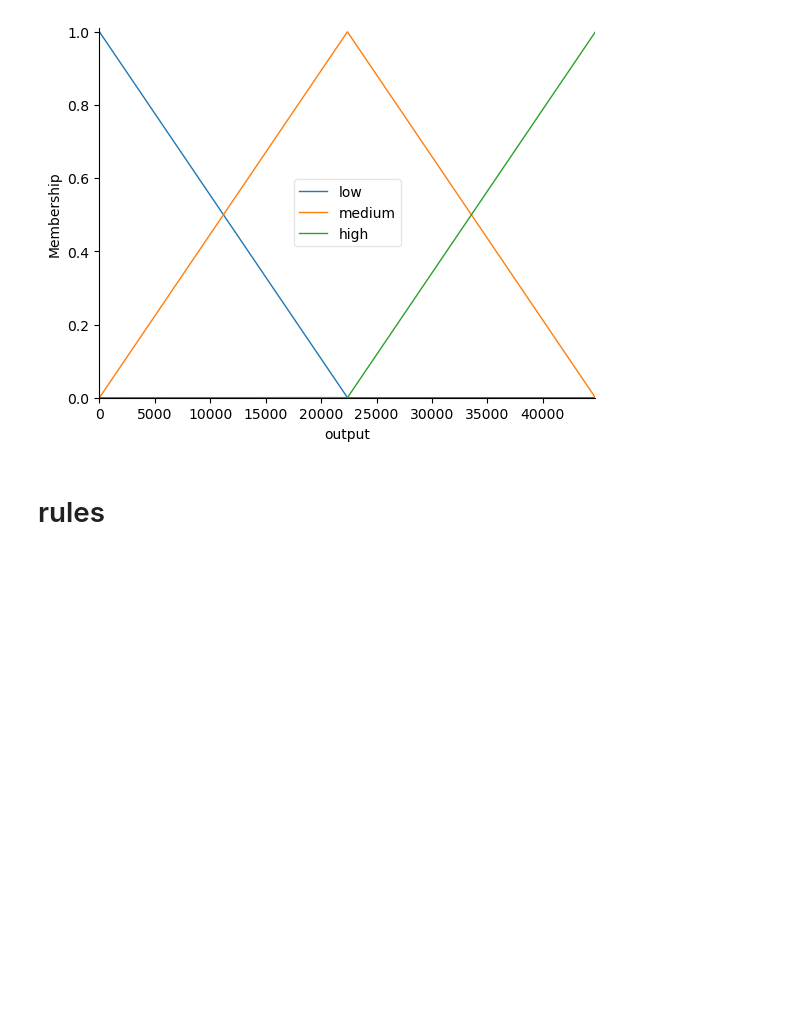
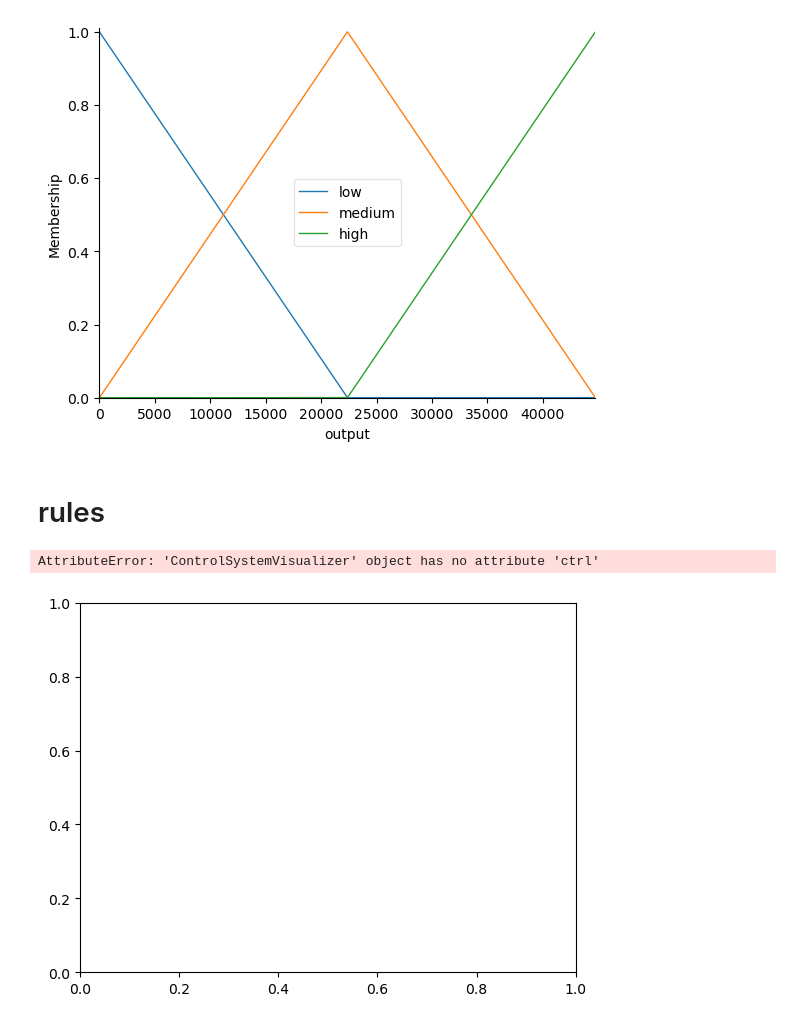
Before and after one commit to Harithelamin/ACIT4620-24H-G6, a Jupyter notebook: dataset_manager.ipynb, the cells around one changed output. Drawn from its saved outputs; the diff is of its cells as text; code cells hidden in the pictures; blank space fills up the shorter version.

Commit message:
rules update

```diff
--- a/dataset_manager.ipynb
+++ b/dataset_manager.ipynb
@@ -136,2 +137,39 @@ rule1 = ctrl.Rule(annual_income['low'] & outstanding_debt['low'], output['low'])
+# %%
+# Rule 1: Low income and low debt result in a low loan amount
+rule1 = ctrl.Rule(annual_income['low'] & outstanding_debt['low'], output['low'])
+
+# Rule 2: Medium income and low debt result in a medium loan amount
+rule2 = ctrl.Rule(annual_income['medium'] & outstanding_debt['low'], output['medium'])
+
+# Rule 3: High income and low debt result in a high loan amount
+rule3 = ctrl.Rule(annual_income['high'] & outstanding_debt['low'], output['high'])
+
+# Rule 4: Low income and medium debt result in a low loan amount
+rule4 = ctrl.Rule(annual_income['low'] & outstanding_debt['medium'], output['low'])
+
+# Rule 5: Medium income and medium debt result in a medium loan amount
+rule5 = ctrl.Rule(annual_income['medium'] & outstanding_debt['medium'], output['medium'])
+
+# Rule 6: High income and medium debt result in a high loan amount
+rule6 = ctrl.Rule(annual_income['high'] & outstanding_debt['medium'], output['high'])
+
+# Rule 7: Low income and high debt result in a low loan amount
+rule7 = ctrl.Rule(annual_income['low'] & outstanding_debt['high'], output['low'])
+
+# Rule 8: Medium income and high debt result in a medium loan amount
+rule8 = ctrl.Rule(annual_income['medium'] & outstanding_debt['high'], output['low'])
+
+# Rule 9: High income and high debt result in a high loan amount
+rule9 = ctrl.Rule(annual_income['high'] & outstanding_debt['high'], output['medium'])
+
+
+
+
+# Add more rules as needed based on your domain knowledge or data insights.
+
+rule2.view()
+# %% [output]
+AttributeError: 'ControlSystemVisualizer' object has no attribute 'ctrl'
+[figure, added]
 # %%
 loan_amount_requested['low']
```
Also changed, not shown: parts of 2 cells of this notebook.
